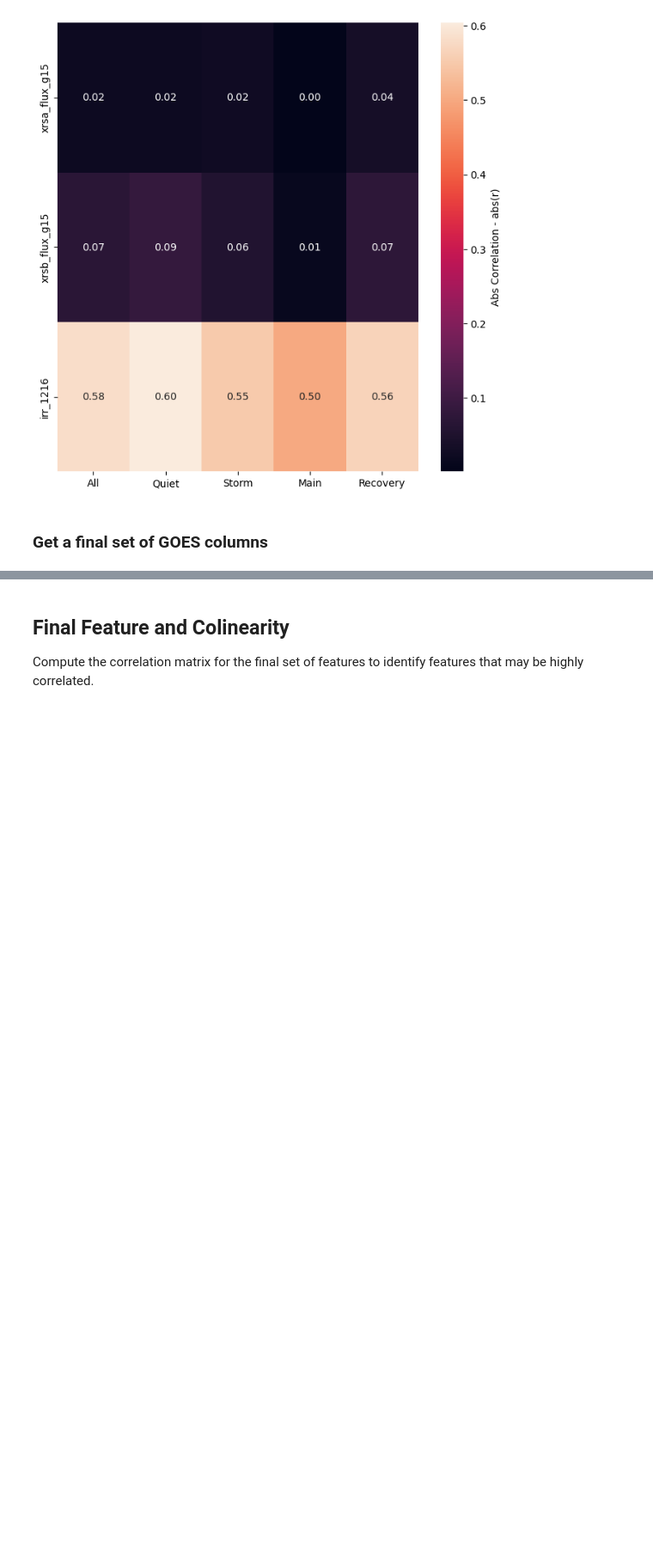
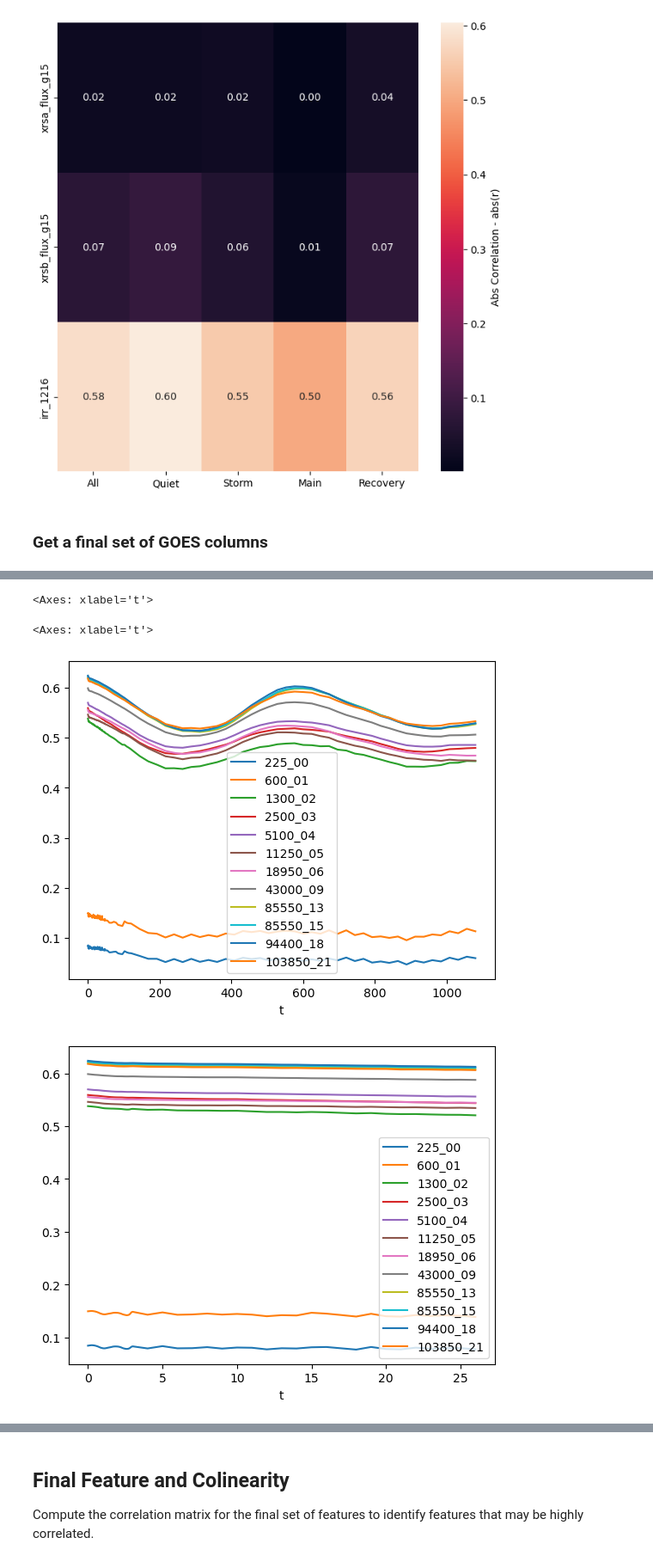
Before and after one commit to kylermurphy/SatDrag, a Jupyter notebook: Notebooks/Coor_database_v3.ipynb, the cells around one changed output, grey strips where cells are left out. Shown at 86% size. Saved outputs shown, nothing was run; the diff lists cells and outputs as text; code cells hidden in the pictures; blank space fills up the shorter version.

```diff
--- a/Notebooks/Coor_database_v3.ipynb
+++ b/Notebooks/Coor_database_v3.ipynb
@@ -199,0 +280,11 @@ goes_final = ['irr_1216']
+# %%
+so_p = sol_dt.transpose()
+so_p['t'] = t_lag/60
+
+so_p.abs().plot(x='t',y=fism_final)
+so_p[0:60].abs().plot(x='t',y=fism_final)
+# %% [output]
+<Axes: xlabel='t'>
+<Axes: xlabel='t'>
+[figure, added]
+[figure, added]
```
Also changed, not shown: parts of 11 cells of this notebook, 2 other files.
